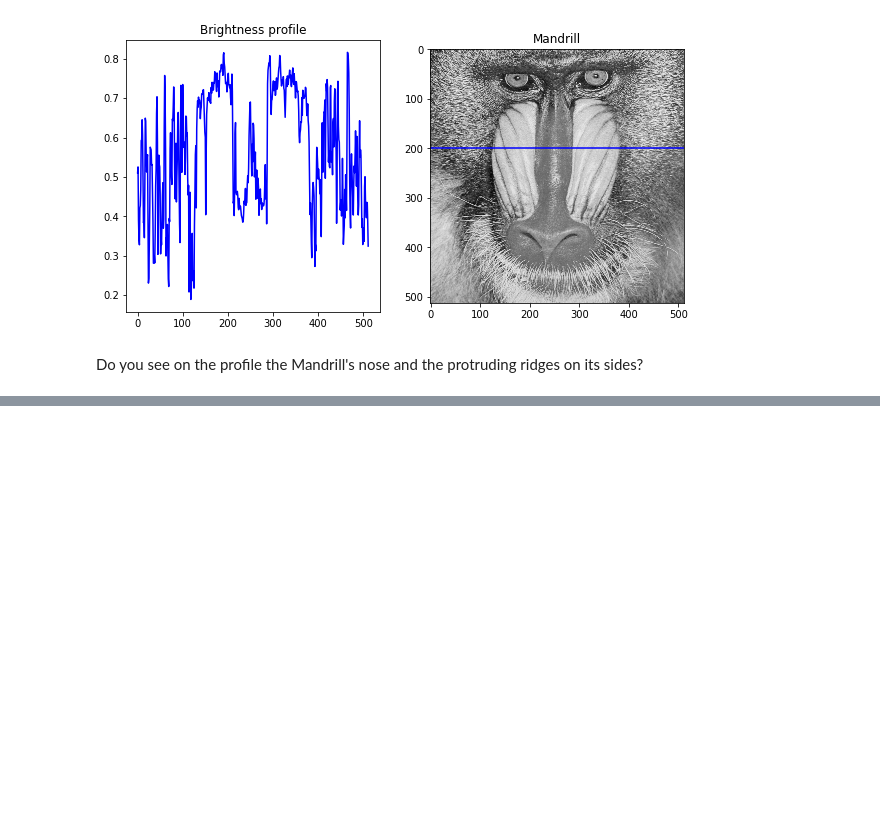
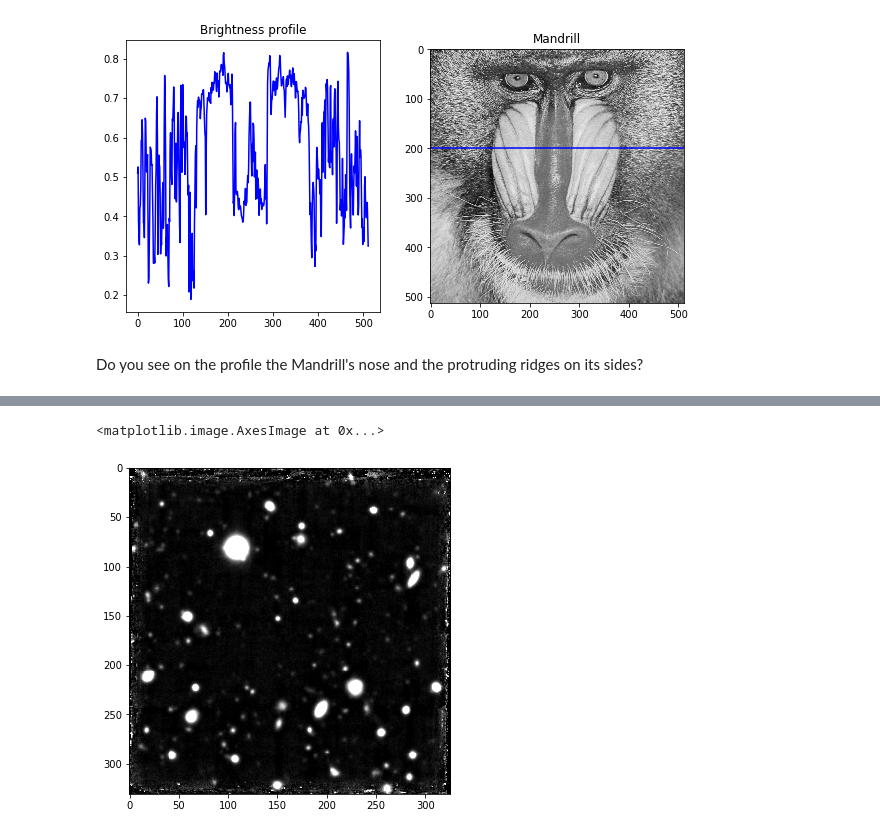
Before and after one commit to vincmazet/ftip, a Jupyter notebook: _sources/labs/tp1-code.ipynb, the cells around one changed output, grey strips where cells are left out. Cells and saved outputs as stored; diff of their text form; code cells hidden in the pictures; blank space fills up the shorter version.

```diff
--- a/_sources/labs/tp1-code.ipynb
+++ b/_sources/labs/tp1-code.ipynb
@@ -157,0 +248,7 @@ Do you see on the profile the Mandrill's nose and the protruding ridges on its s
+# %%
+plt.figure(figsize=(6,6))
+plt.imshow(f, cmap="gray", vmin=3e6, vmax=4e6)
+# NB : ne pas utiliser d'histogramme : ça plante le notebook !
+# %% [output]
+<matplotlib.image.AxesImage at 0x...>
+[figure, added]
```
Also changed, not shown: parts of 48 cells of this notebook, 42 other files.
